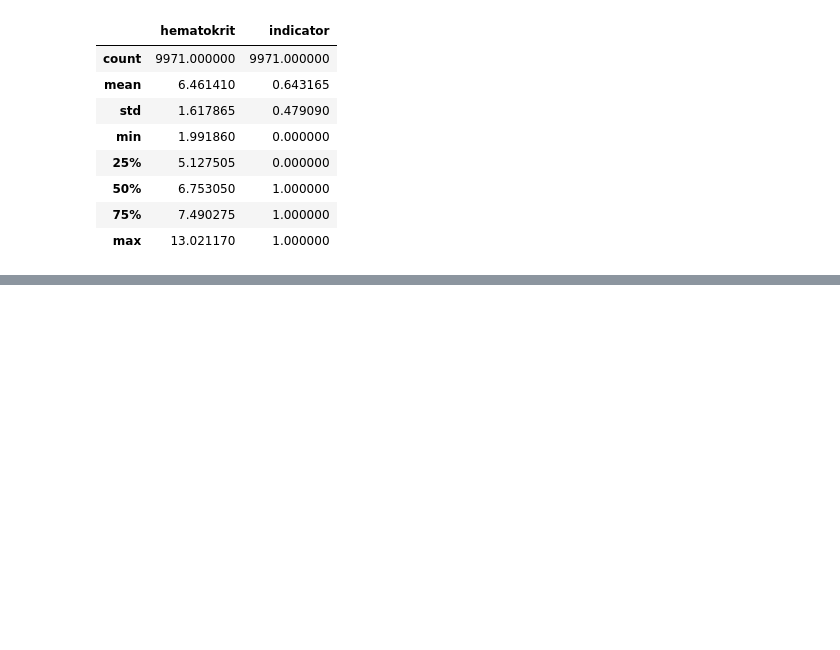
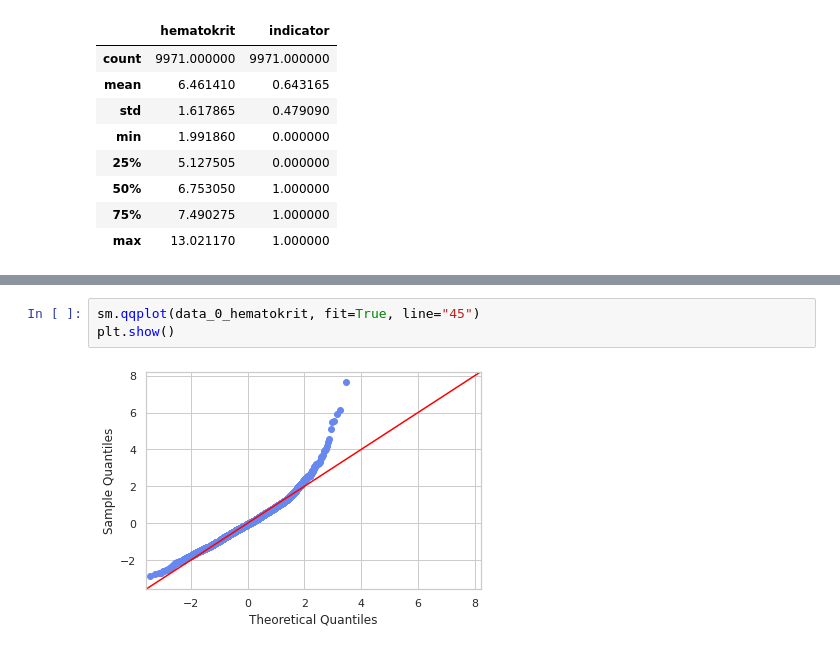
Before and after one commit to MarkoStahovec/IAU-Stahovec-Viest, a Jupyter notebook: main.ipynb, the cells around one changed output, grey strips where cells are left out. Cells and saved outputs as stored; diff of their text form; blank space fills up the shorter version.

```diff
--- a/main.ipynb
+++ b/main.ipynb
@@ -545,0 +633,5 @@ data_labor[['hematokrit', 'indicator']].describe()
+# %%
+sm.qqplot(data_0_hematokrit, fit=True, line="45")
+plt.show()
+# %% [output]
+[figure, added]
```
Also changed, not shown: parts of 25 cells of this notebook.
